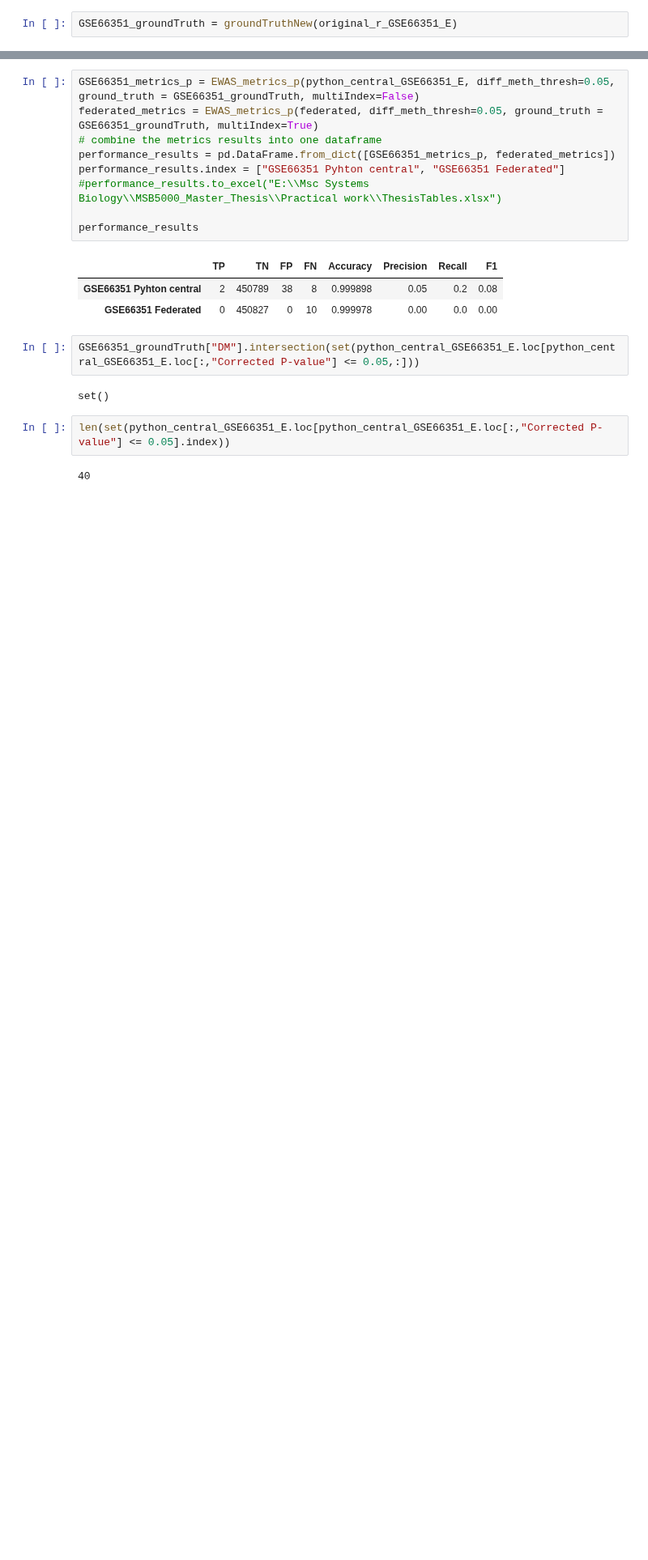
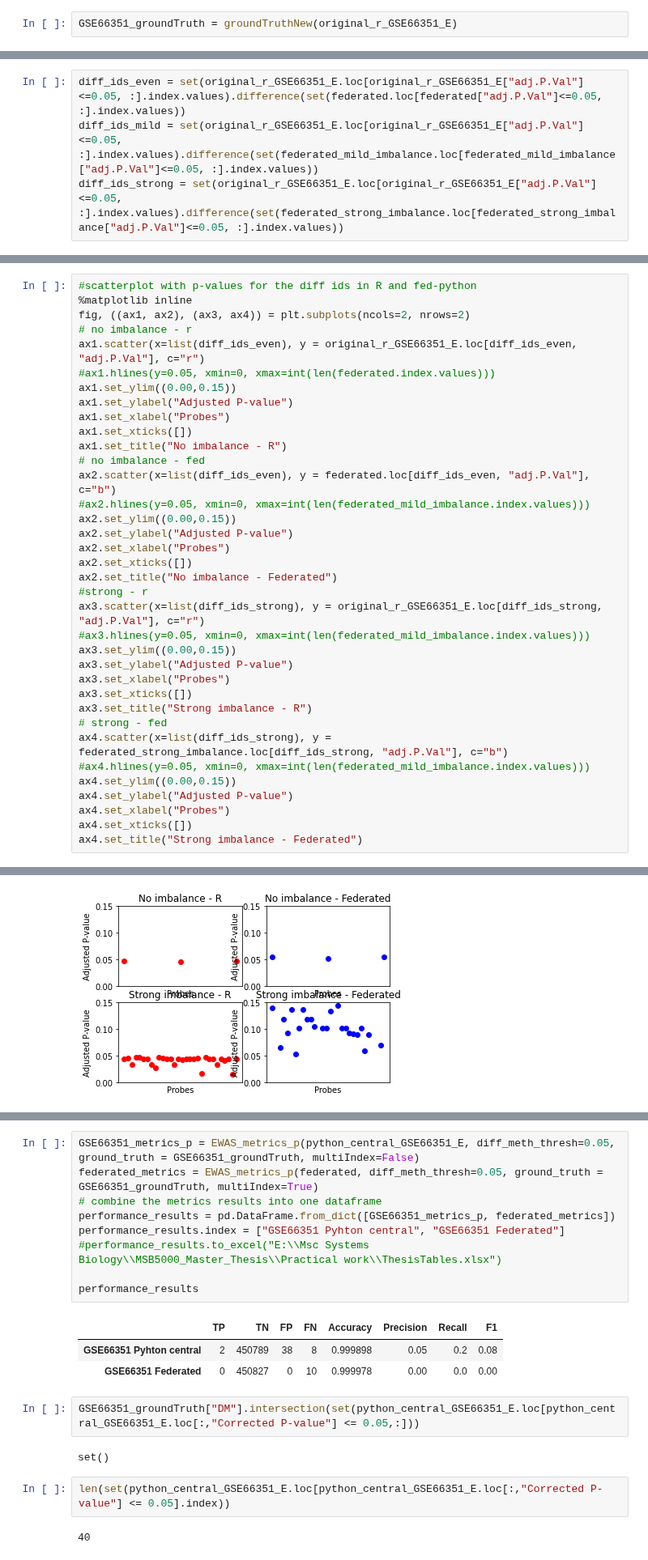
Before and after one commit to Waterkers/Federated_Differential_Methylation_Analysis, a Jupyter notebook: Evaluations/method_comparison.ipynb, the cells around one changed output, grey strips where cells are left out. Shown at 81% size. Drawn from its saved outputs; the diff is of its cells as text; blank space fills up the shorter version.

```diff
--- a/Evaluations/method_comparison.ipynb
+++ b/Evaluations/method_comparison.ipynb
@@ -186,3 +182,7 @@ for data in datasets:
     # save the metric tables to excel
     with pd.ExcelWriter("E:\\Msc Systems Biology\\MSB5000_Master_Thesis\\Practical work\\ThesisTable.xlsx", mode="a", engine="openpyxl", if_sheet_exists="replace") as writer:
         results[data].to_excel(writer, sheet_name = (data + "EWASMetrics"))
+# %%
+diff_ids_even = set(original_r_GSE66351_E.loc[original_r_GSE66351_E["adj.P.Val"]<=0.05, :].index.values).difference(set(federated.loc[federated["adj.P.Val"]<=0.05, :].index.values))
+diff_ids_mild = set(original_r_GSE66351_E.loc[original_r_GSE66351_E["adj.P.Val"]<=0.05, :].index.values).difference(set(federated_mild_imbalance.loc[federated_mild_imbalance["adj.P.Val"]<=0.05, :].index.values))
+diff_ids_strong = set(original_r_GSE66351_E.loc[original_r_GSE66351_E["adj.P.Val"]<=0.05, :].index.values).difference(set(federated_strong_imbalance.loc[federated_strong_imbalance["adj.P.Val"]<=0.05, :].index.values))
@@ -188,0 +234,37 @@ for data in datasets:
+# %%
+#scatterplot with p-values for the diff ids in R and fed-python
+%matplotlib inline
+fig, ((ax1, ax2), (ax3, ax4)) = plt.subplots(ncols=2, nrows=2)
+# no imbalance - r
+ax1.scatter(x=list(diff_ids_even), y = original_r_GSE66351_E.loc[diff_ids_even, "adj.P.Val"], c="r")
+#ax1.hlines(y=0.05, xmin=0, xmax=int(len(federated.index.values)))
+ax1.set_ylim((0.00,0.15))
+ax1.set_ylabel("Adjusted P-value")
+ax1.set_xlabel("Probes")
+ax1.set_xticks([])
+ax1.set_title("No imbalance - R")
+# no imbalance - fed
+ax2.scatter(x=list(diff_ids_even), y = federated.loc[diff_ids_even, "adj.P.Val"], c="b")
+#ax2.hlines(y=0.05, xmin=0, xmax=int(len(federated_mild_imbalance.index.values)))
+ax2.set_ylim((0.00,0.15))
+ax2.set_ylabel("Adjusted P-value")
+ax2.set_xlabel("Probes")
+ax2.set_xticks([])
+ax2.set_title("No imbalance - Federated")
+#strong - r
+ax3.scatter(x=list(diff_ids_strong), y = original_r_GSE66351_E.loc[diff_ids_strong, "adj.P.Val"], c="r")
+#ax3.hlines(y=0.05, xmin=0, xmax=int(len(federated_mild_imbalance.index.values)))
+ax3.set_ylim((0.00,0.15))
+ax3.set_ylabel("Adjusted P-value")
+ax3.set_xlabel("Probes")
+ax3.set_xticks([])
+ax3.set_title("Strong imbalance - R")
+# strong - fed
+ax4.scatter(x=list(diff_ids_strong), y = federated_strong_imbalance.loc[diff_ids_strong, "adj.P.Val"], c="b")
+#ax4.hlines(y=0.05, xmin=0, xmax=int(len(federated_mild_imbalance.index.values)))
+ax4.set_ylim((0.00,0.15))
+ax4.set_ylabel("Adjusted P-value")
+ax4.set_xlabel("Probes")
+ax4.set_xticks([])
+ax4.set_title("Strong imbalance - Federated")
+# %% [output]
@@ -188,0 +272 @@ for data in datasets:
+[figure, added]
```
Also changed, not shown: parts of 19 cells of this notebook.
